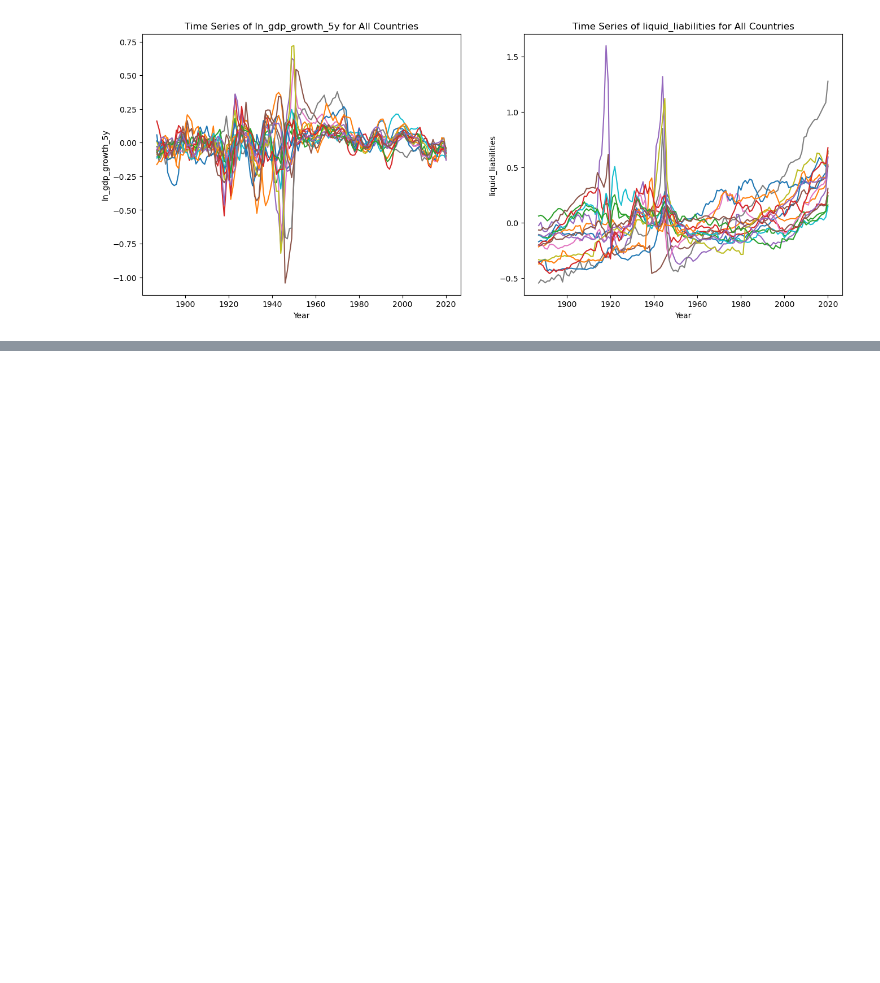
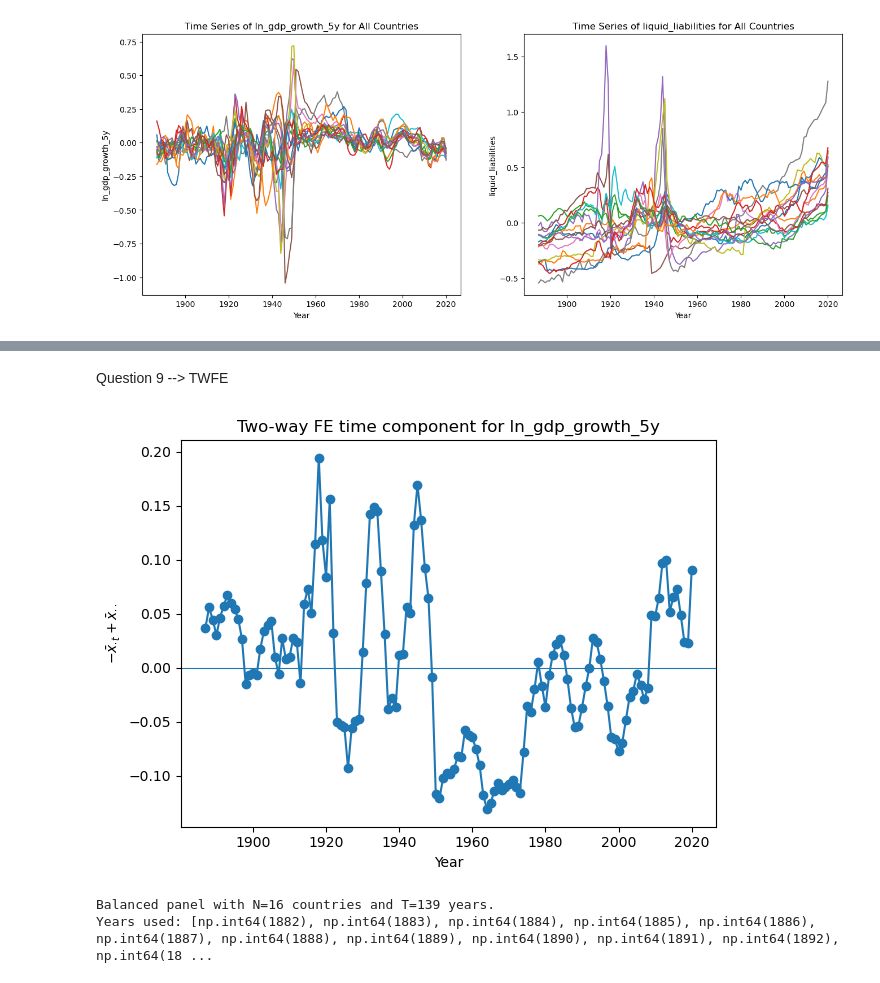
Before and after one commit to LorenzoAlessandro/Panel-Data-Project-Financial-Econometrics, a Jupyter notebook: Panel Data Part 1/Part 1.ipynb, the cells around one changed output, grey strips where cells are left out. Cells and saved outputs as stored; diff of their text form; code cells hidden in the pictures; blank space fills up the shorter version.

```diff
--- a/Panel Data Part 1/Part 1.ipynb
+++ b/Panel Data Part 1/Part 1.ipynb
@@ -294,0 +542,60 @@ Text(0, 0.5, 'liquid_liabilities')
+# %% [markdown]
+Question 9 --> TWFE
+# %%
+df_TWFE_Q = df_Final.copy()
+df_id_col = "country"
+df_time_col = "year"
+
+
+#num of cointry yrs
+T_per_country = df_TWFE_Q.groupby(df_id_col)[df_time_col].nunique()
+T_max = T_per_country.max()
+
+countries_longest = T_per_country[T_per_country == T_max].index
+df_long = df_TWFE_Q[df_TWFE_Q[df_id_col].isin(countries_longest)].copy()
+
+# restrict to yrs where all countries there
+N = len(countries_longest)
+year_counts = df_long.groupby(df_time_col)[df_id_col].nunique()
+years_balanced = year_counts[year_counts == N].index
+
+df_bal = df_long[df_long[df_time_col].isin(years_balanced)].copy()
+df_bal = df_bal.sort_values([df_id_col, df_time_col])
+
+N_bal = df_bal[df_id_col].nunique()
+T_bal = df_bal[df_time_col].nunique()
+
+x_var = "ln_gdp_growth_5y"
+
+
+df_bal = df_bal.copy()
+df_bal["x"] = df_bal[x_var]
+
+# mean
+x_overall = df_bal["x"].mean()
+
+# Time means
+x_time_means = df_bal.groupby(df_time_col)["x"].mean()
+
+# Time component
+twfe_time_component = x_overall - x_time_means
+
+# table
+twfe_time_df = twfe_time_component.reset_index()
+twfe_time_df.columns = [df_time_col, "-x(.t)+x(..)"]
+
+plt.figure()
+plt.plot(twfe_time_df[df_time_col], twfe_time_df["-x(.t)+x(..)"], marker="o")
+plt.axhline(0, linewidth=0.8)
+plt.xlabel("Year")
+plt.ylabel(r"$- \bar{x}_{\cdot t} + \bar{x}_{\cdot \cdot}$")
+plt.title(f"Two-way FE time component for {x_var}")
+plt.tight_layout()
+plt.show()
+
+print(f"Balanced panel with N={N_bal} countries and T={T_bal} years.")
+print("Years used:", sorted(df_bal[df_time_col].unique()))
+# %% [output]
+[figure, added]
+Balanced panel with N=16 countries and T=139 years.
+Years used: [np.int64(1882), np.int64(1883), np.int64(1884), np.int64(1885), np.int64(1886), np.int64(1887), np.int64(1888), np.int64(1889), np.int64(1890), np.int64(1891), np.int64(1892), np.int64(18 ...
```
Also changed, not shown: parts of 12 cells of this notebook, 9 other files.
